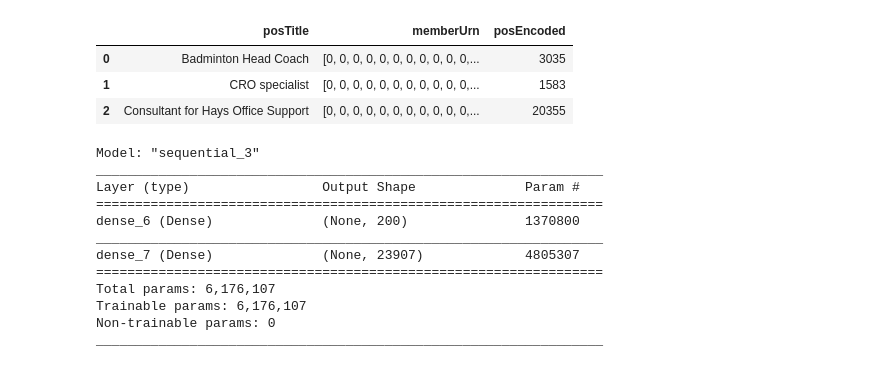
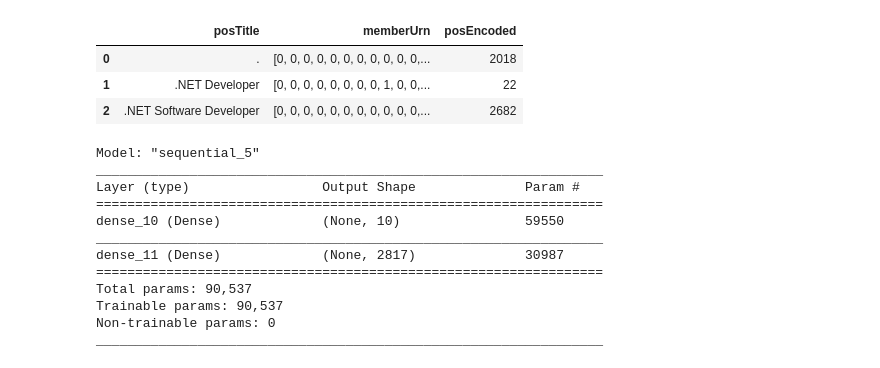
Before and after one commit to draymond63/passion, a Jupyter notebook: w2v_career_map.ipynb, the cells around one changed output. Cells and saved outputs as stored; diff of their text form; code cells hidden in the pictures.

```diff
--- a/w2v_career_map.ipynb
+++ b/w2v_career_map.ipynb
@@ -1,25 +1,27 @@
 # %%
 import pandas as pd
 import numpy as np
 import tensorflow as tf
 from tensorflow import keras
 
 # Pickling works, maybe use a json? https://datatofish.com/export-pandas-dataframe-json/
-train = pd.read_pickle('w2v_train.pkl')
+train = pd.read_json('w2v_train.json')
 train.head(3)
 # %% [output]
 |  | posTitle | memberUrn | posEncoded |
-| 0 | Badminton Head Coach | [0, 0, 0, 0, 0, 0, 0, 0, 0, 0, 0,... | 3035 |
-| 1 | CRO specialist | [0, 0, 0, 0, 0, 0, 0, 0, 0, 0, 0,... | 1583 |
-| 2 | Consultant for Hays Office Support | [0, 0, 0, 0, 0, 0, 0, 0, 0, 0, 0,... | 20355 |
+| 0 | . | [0, 0, 0, 0, 0, 0, 0, 0, 0, 0, 0,... | 2018 |
+| 1 | .NET Developer | [0, 0, 0, 0, 0, 0, 0, 0, 1, 0, 0,... | 22 |
+| 2 | .NET Software Developer | [0, 0, 0, 0, 0, 0, 0, 0, 0, 0, 0,... | 2682 |
 # %%
-w2v_inner_dim = 200
+w2v_inner_dim = 10
+num_users = len(train['memberUrn'][0])
+num_jobs = train.shape[0]
 # Simple 2 layer model to create the word2vec matrix
 # Predicting word (job) based off context (members who had that job) currently
 # people --> job
 model = keras.models.Sequential([
-    keras.layers.Dense(w2v_inner_dim, input_dim=len(train['memberUrn'][0])),
-    keras.layers.Dense(train.shape[0], activation='softmax')
+    keras.layers.Dense(w2v_inner_dim, input_dim=num_users),
+    keras.layers.Dense(num_jobs, activation='softmax')
 ])
 
 # Hyper parameters
@@ -31,16 +33,16 @@ model.compile(
 
 model.summary()
 # %% [output]
-Model: "sequential_3"
+Model: "sequential_5"
 _________________________________________________________________
 Layer (type)                 Output Shape              Param #
 =================================================================
-dense_6 (Dense)              (None, 200)               1370800
+dense_10 (Dense)             (None, 10)                59550
 _________________________________________________________________
-dense_7 (Dense)              (None, 23907)             4805307
+dense_11 (Dense)             (None, 2817)              30987
 =================================================================
-Total params: 6,176,107
-Trainable params: 6,176,107
+Total params: 90,537
+Trainable params: 90,537
 Non-trainable params: 0
 _________________________________________________________________
 # %%
```
Also changed, not shown: parts of 4 cells of this notebook, 3 other files.
